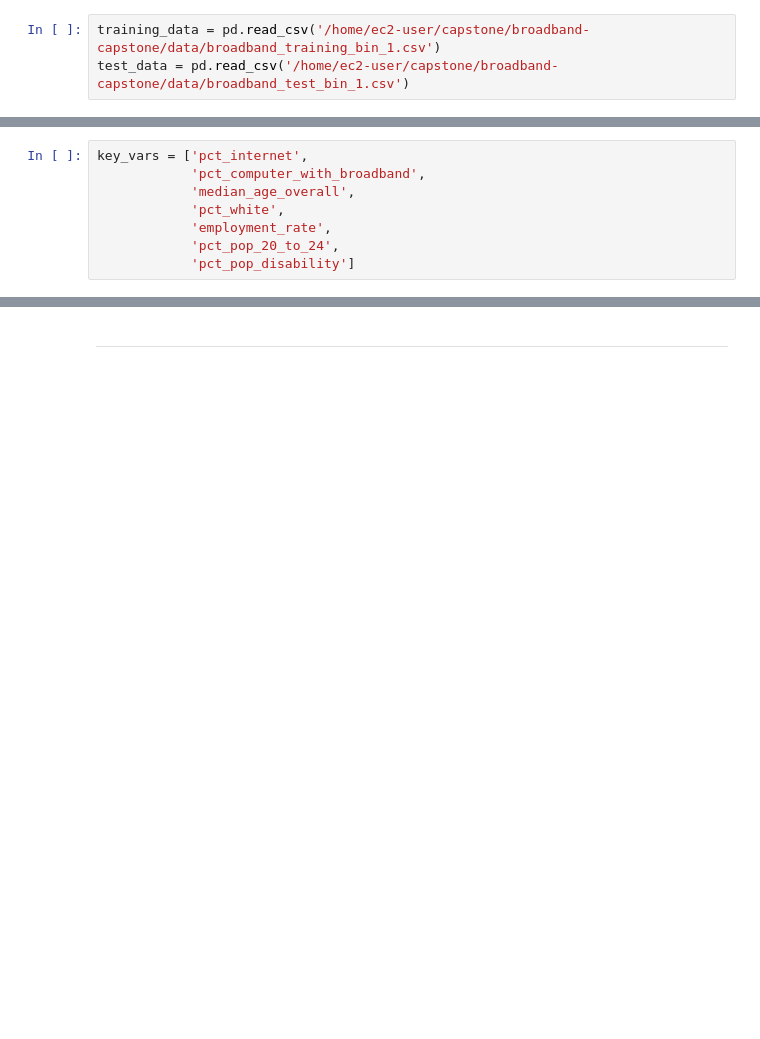
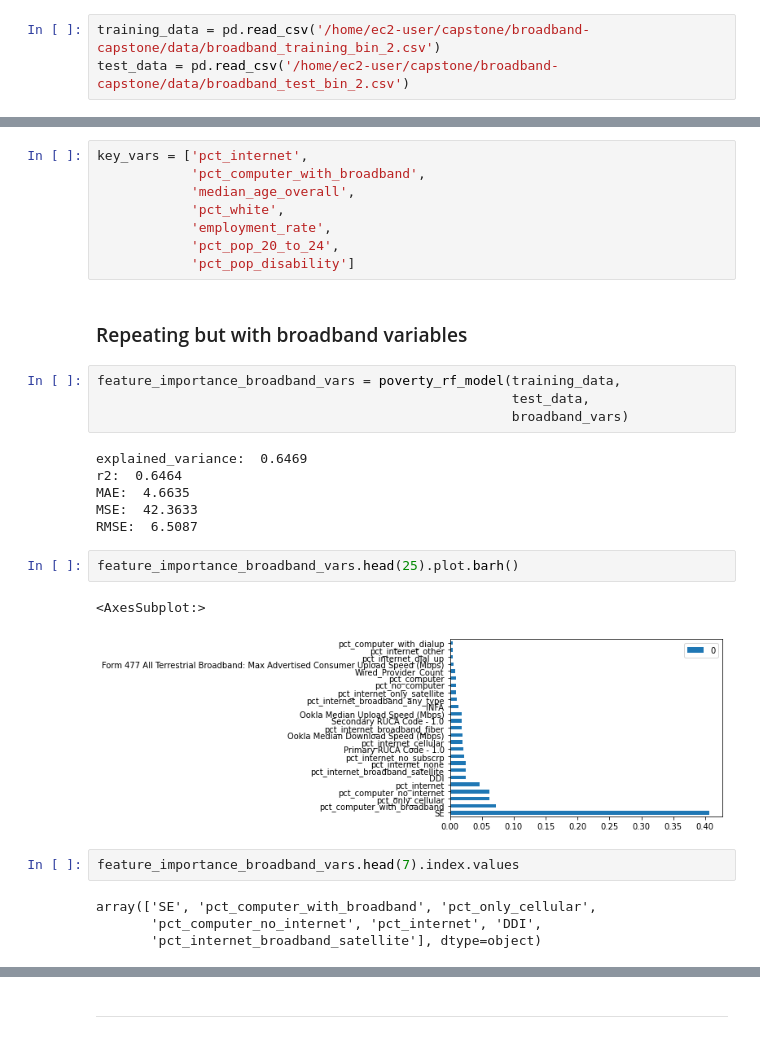
Before and after one commit to jcweaver/broadband-capstone, a Jupyter notebook: notebooks/SE_RandomForest_PovertyRate.ipynb, the cells around one changed output, grey strips where cells are left out. Saved outputs shown, nothing was run; the diff lists cells and outputs as text; blank space fills up the shorter version.

```diff
--- a/notebooks/SE_RandomForest_PovertyRate.ipynb
+++ b/notebooks/SE_RandomForest_PovertyRate.ipynb
@@ -9,8 +9,8 @@ import sklearn.metrics as metrics
 from pprint import pprint
 from sklearn.model_selection import RandomizedSearchCV
 # %%
-training_data = pd.read_csv('/home/ec2-user/capstone/broadband-capstone/data/broadband_training_bin_1.csv')
-test_data = pd.read_csv('/home/ec2-user/capstone/broadband-capstone/data/broadband_test_bin_1.csv')
+training_data = pd.read_csv('/home/ec2-user/capstone/broadband-capstone/data/broadband_training_bin_2.csv')
+test_data = pd.read_csv('/home/ec2-user/capstone/broadband-capstone/data/broadband_test_bin_2.csv')
 # %%
 #These are taken from the PickingVariables notebook
 
@@ -347,3 +450,26 @@ key_vars = ['pct_internet',
             'employment_rate',
             'pct_pop_20_to_24',
             'pct_pop_disability']
+# %% [markdown]
+### Repeating but with broadband variables
+# %%
+feature_importance_broadband_vars = poverty_rf_model(training_data,
+                                                     test_data,
+                                                     broadband_vars)
+# %% [output]
+explained_variance:  0.6469
+r2:  0.6464
+MAE:  4.6635
+MSE:  42.3633
+RMSE:  6.5087
+# %%
+feature_importance_broadband_vars.head(25).plot.barh()
+# %% [output]
+<AxesSubplot:>
+[figure, added]
+# %%
+feature_importance_broadband_vars.head(7).index.values
+# %% [output]
+array(['SE', 'pct_computer_with_broadband', 'pct_only_cellular',
+       'pct_computer_no_internet', 'pct_internet', 'DDI',
+       'pct_internet_broadband_satellite'], dtype=object)
```
Also changed, not shown: parts of 6 cells of this notebook, 4 other files.
